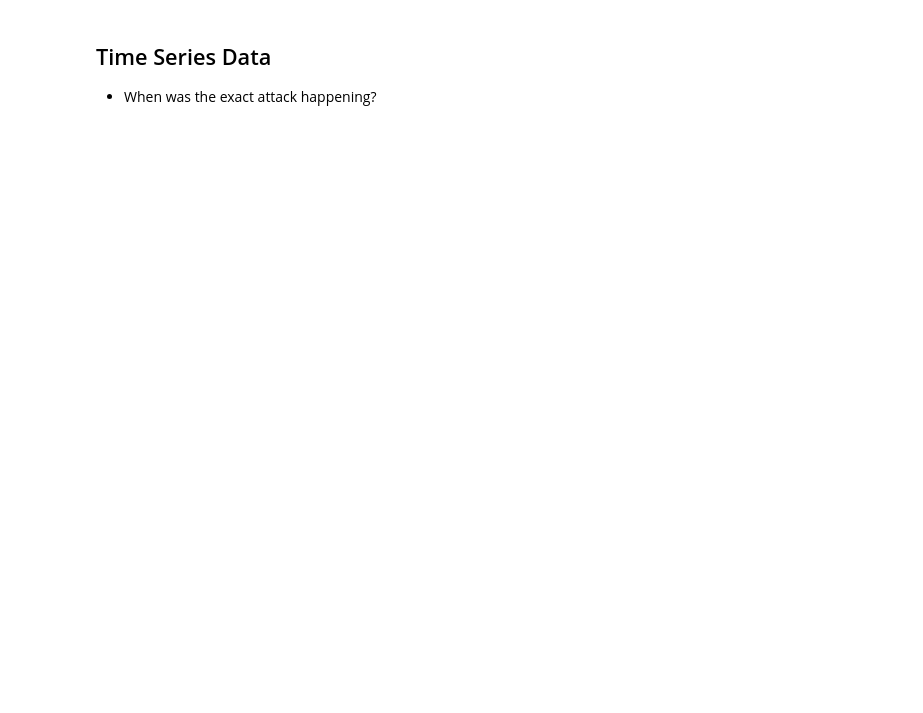
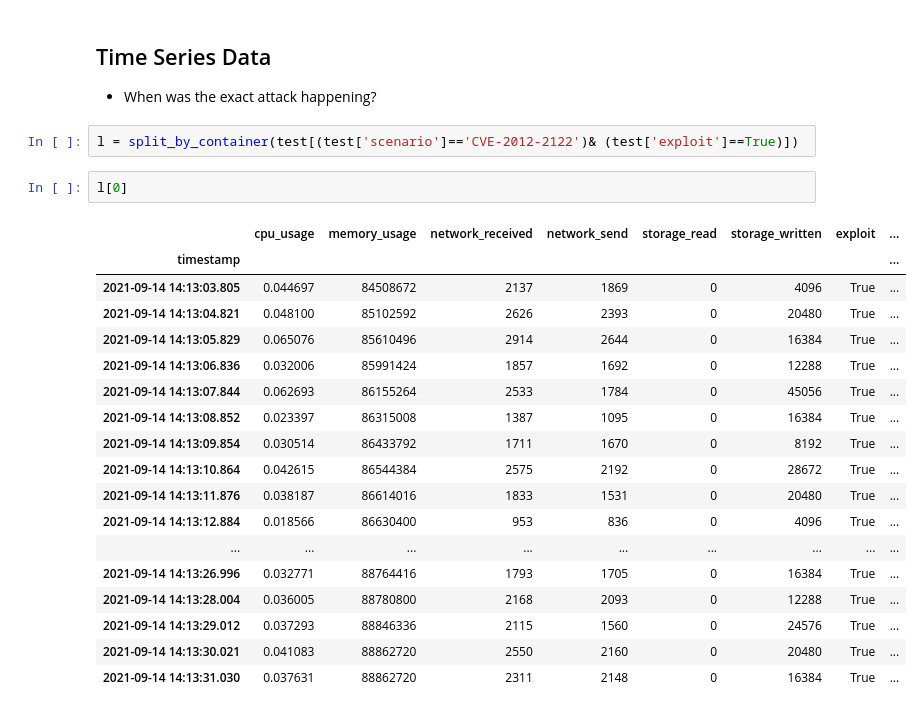
Before and after one commit to Janalytics94/anomaly-detection-software, a Jupyter notebook: src/notebooks/EDA.ipynb, the cells around one changed output. Drawn from its saved outputs; the diff is of its cells as text; blank space fills up the shorter version.

```diff
--- a/src/notebooks/EDA.ipynb
+++ b/src/notebooks/EDA.ipynb
@@ -1490,3 +1490,26 @@ fig.savefig("../../src/plots/EDA/BOXPLOTS_NO_OUTLIERS_memory_usage_sceanrios_tes
 ## Time Series Data
 
 - When was the exact attack happening?
+# %%
+l = split_by_container(test[(test['scenario']=='CVE-2012-2122')& (test['exploit']==True)])
+# %%
+l[0]
+# %% [output]
+|  | cpu_usage | memory_usage | network_received | network_send | storage_read | storage_written | exploit | ... |
+| timestamp |  |  |  |  |  |  |  | ... |
+| 2021-09-14 14:13:03.805 | 0.044697 | 84508672 | 2137 | 1869 | 0 | 4096 | True | ... |
+| 2021-09-14 14:13:04.821 | 0.048100 | 85102592 | 2626 | 2393 | 0 | 20480 | True | ... |
+| 2021-09-14 14:13:05.829 | 0.065076 | 85610496 | 2914 | 2644 | 0 | 16384 | True | ... |
+| 2021-09-14 14:13:06.836 | 0.032006 | 85991424 | 1857 | 1692 | 0 | 12288 | True | ... |
+| 2021-09-14 14:13:07.844 | 0.062693 | 86155264 | 2533 | 1784 | 0 | 45056 | True | ... |
+| 2021-09-14 14:13:08.852 | 0.023397 | 86315008 | 1387 | 1095 | 0 | 16384 | True | ... |
+| 2021-09-14 14:13:09.854 | 0.030514 | 86433792 | 1711 | 1670 | 0 | 8192 | True | ... |
+| 2021-09-14 14:13:10.864 | 0.042615 | 86544384 | 2575 | 2192 | 0 | 28672 | True | ... |
+| 2021-09-14 14:13:11.876 | 0.038187 | 86614016 | 1833 | 1531 | 0 | 20480 | True | ... |
+| 2021-09-14 14:13:12.884 | 0.018566 | 86630400 | 953 | 836 | 0 | 4096 | True | ... |
+| ... | ... | ... | ... | ... | ... | ... | ... | ... |
+| 2021-09-14 14:13:26.996 | 0.032771 | 88764416 | 1793 | 1705 | 0 | 16384 | True | ... |
+| 2021-09-14 14:13:28.004 | 0.036005 | 88780800 | 2168 | 2093 | 0 | 12288 | True | ... |
+| 2021-09-14 14:13:29.012 | 0.037293 | 88846336 | 2115 | 1560 | 0 | 24576 | True | ... |
+| 2021-09-14 14:13:30.021 | 0.041083 | 88862720 | 2550 | 2160 | 0 | 20480 | True | ... |
+| 2021-09-14 14:13:31.030 | 0.037631 | 88862720 | 2311 | 2148 | 0 | 16384 | True | ... |
```
Also changed, not shown: parts of 4 cells of this notebook, 6 other files.
